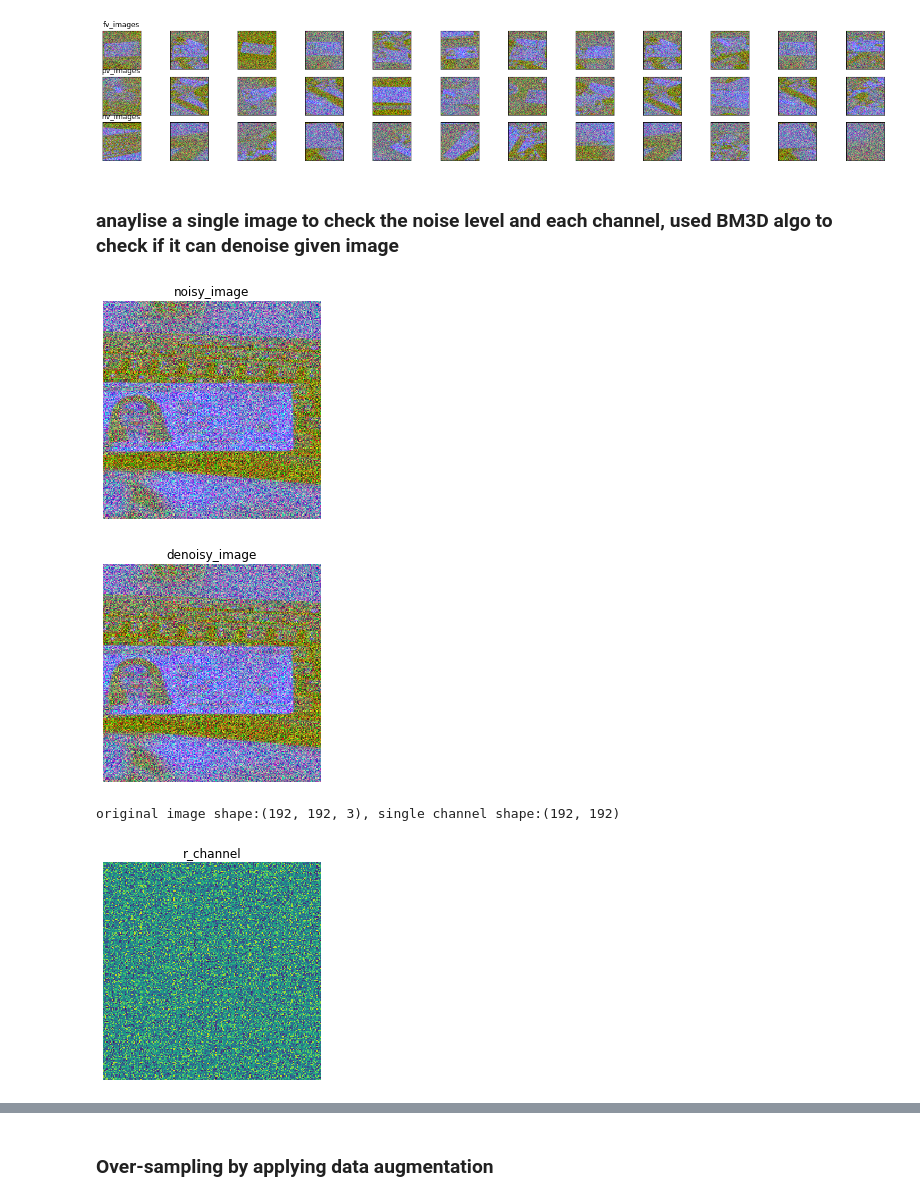
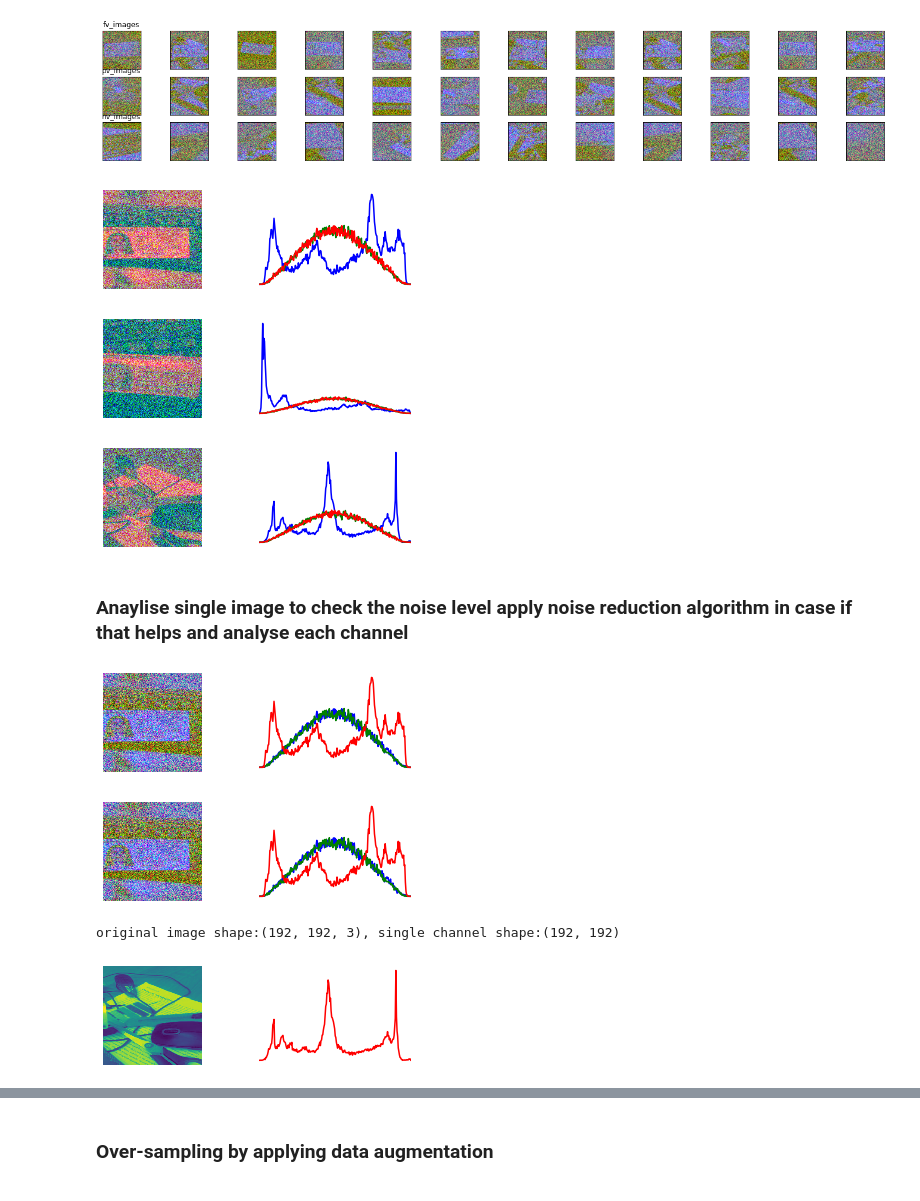
Before and after one commit to VeeranjaneyuluToka/tensorflow, a Jupyter notebook: assignments/160420/src/data_processing.ipynb, the cells around one changed output, grey strips where cells are left out. Drawn from its saved outputs; the diff is of its cells as text; code cells hidden in the pictures.

```diff
--- a/assignments/160420/src/data_processing.ipynb
+++ b/assignments/160420/src/data_processing.ipynb
@@ -129,4 +139,22 @@ display_images(raw_images_fv, raw_images_pv, raw_images_nv, n)
+# %%
+""" dispaly full visibility image and it's distribution """
+img = cv.imread(os.path.join(fv_path, images_fv[0]))
+display_img_3channel_hist(img)
+# %% [output]
+[figure, added]
+# %%
+""" dispaly partial visibility image and it's distribution """
+img = cv.imread(os.path.join(pv_path, images_pv[0]))
+display_img_3channel_hist(img)
+# %% [output]
+[figure, added]
+# %%
+""" dispaly no visibility image and it's distribution """
+img = cv.imread(os.path.join(nv_path, images_nv[0]))
+display_img_3channel_hist(img)
+# %% [output]
+[figure, added]
 # %% [markdown]
-### anaylise a single image to check the noise level and each channel, used BM3D algo to check if it can denoise given image ###
+### Anaylise single image to check the noise level apply noise reduction algorithm in case if that helps and analyse each channel ###
 # %%
 def display_single_image(img, title):
@@ -136,13 +165,13 @@ def display_single_image(img, title):
     plt.show()
 # %%
 img = cv.cvtColor(cv.imread(os.path.join(fv_path, images_fv[0])), cv.COLOR_BGR2RGB)
-display_single_image(img, 'noisy_image')
+display_img_hist(img)
 # %% [output]
-[figure, old version]
+[figure, new version]
 # %%
 denoised_image = bm3d.bm3d(img + 0.5, sigma_psd=30/255, stage_arg=bm3d.BM3DStages.ALL_STAGES)#HARD_THRESHOLDING)
 d_img = denoised_image.astype(np.uint8)
 
-display_single_image(d_img, 'denoisy_image')
+display_img_hist(d_img)
 # %% [output]
-[figure, old version]
+[figure, new version]
@@ -149,7 +190,7 @@ display_single_image(d_img, 'denoisy_image')
 # %%
 r, g, b = cv.split(img)
 print("original image shape:{}, single channel shape:{}".format(img.shape, b.shape))
-display_single_image(r, 'r_channel')
+display_img_1channel_hist(r)
 # %% [output]
 original image shape:(192, 192, 3), single channel shape:(192, 192)
-[figure, old version]
+[figure, new version]
```
Also changed, not shown: parts of 18 cells of this notebook, 1 other file.
